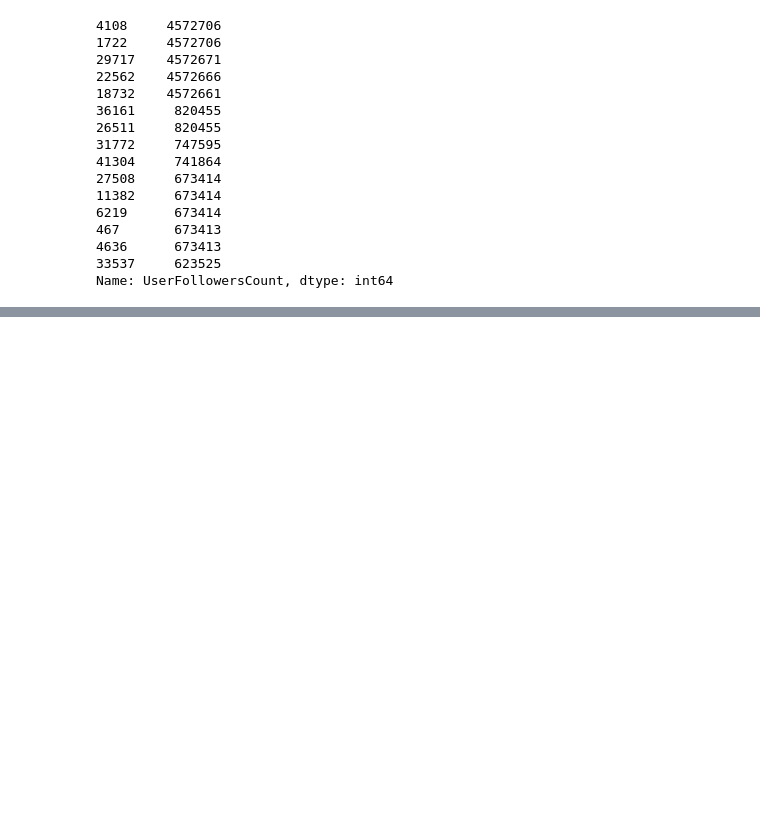
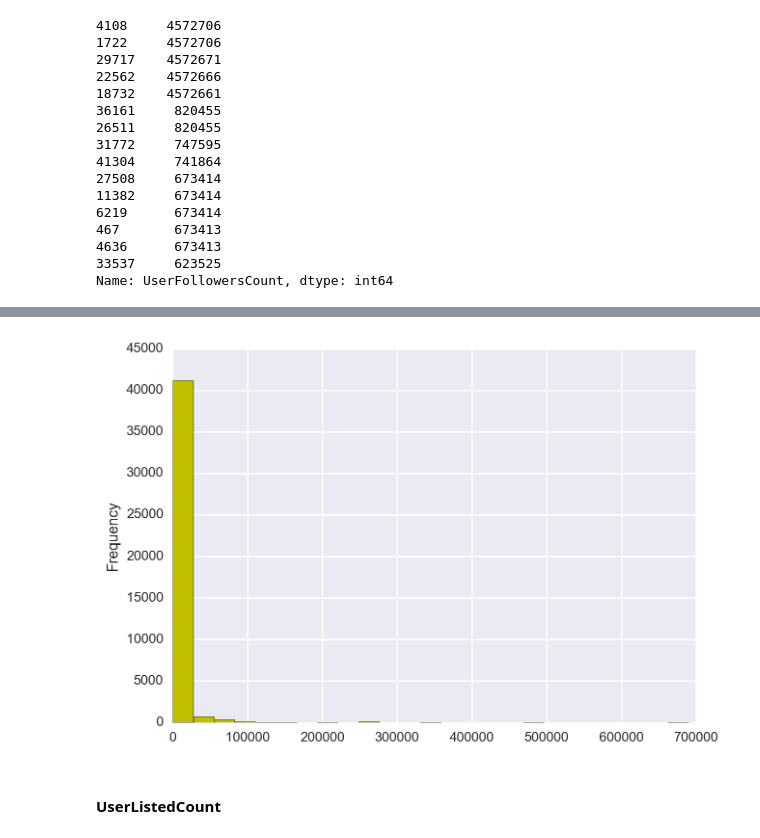
Before and after one commit to mags-zw/Retweets, a Jupyter notebook: Retweets.ipynb, the cells around one changed output, grey strips where cells are left out. Cells and saved outputs as stored; diff of their text form; code cells hidden in the pictures; blank space fills up the shorter version.

```diff
--- a/Retweets.ipynb
+++ b/Retweets.ipynb
@@ -391,0 +473,8 @@ There seem to be 5 very huge outliers. Also suspicious same large numbers - is i
+# %%
+plt.figure(figsize = (7, 5))
+tweets.UserFriendsCount.plot(kind='hist', color='y', bins=25)
+plt.show()
+# %% [output]
+[figure, added]
+# %% [markdown]
+#### UserListedCount
```
Also changed, not shown: parts of 128 cells of this notebook.
